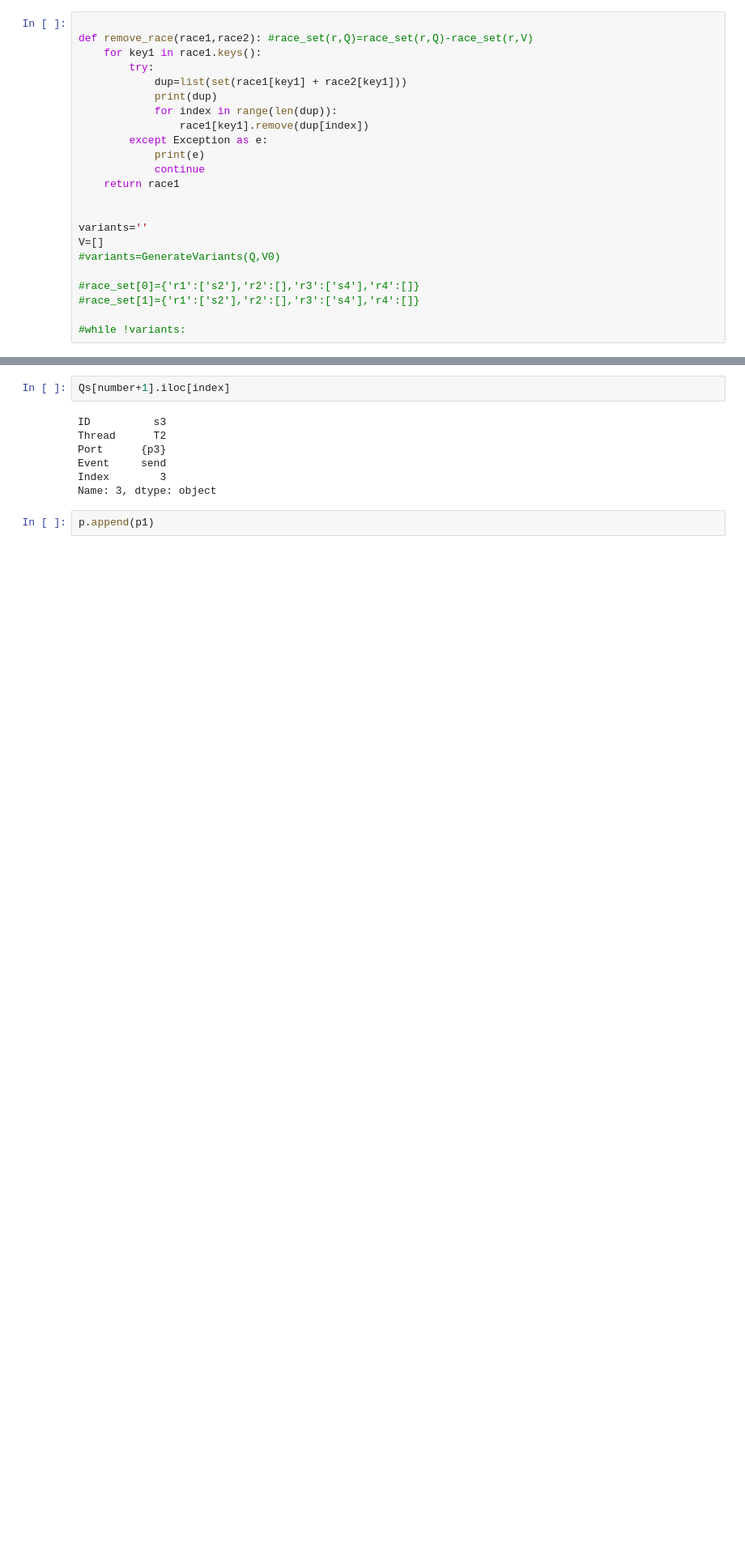
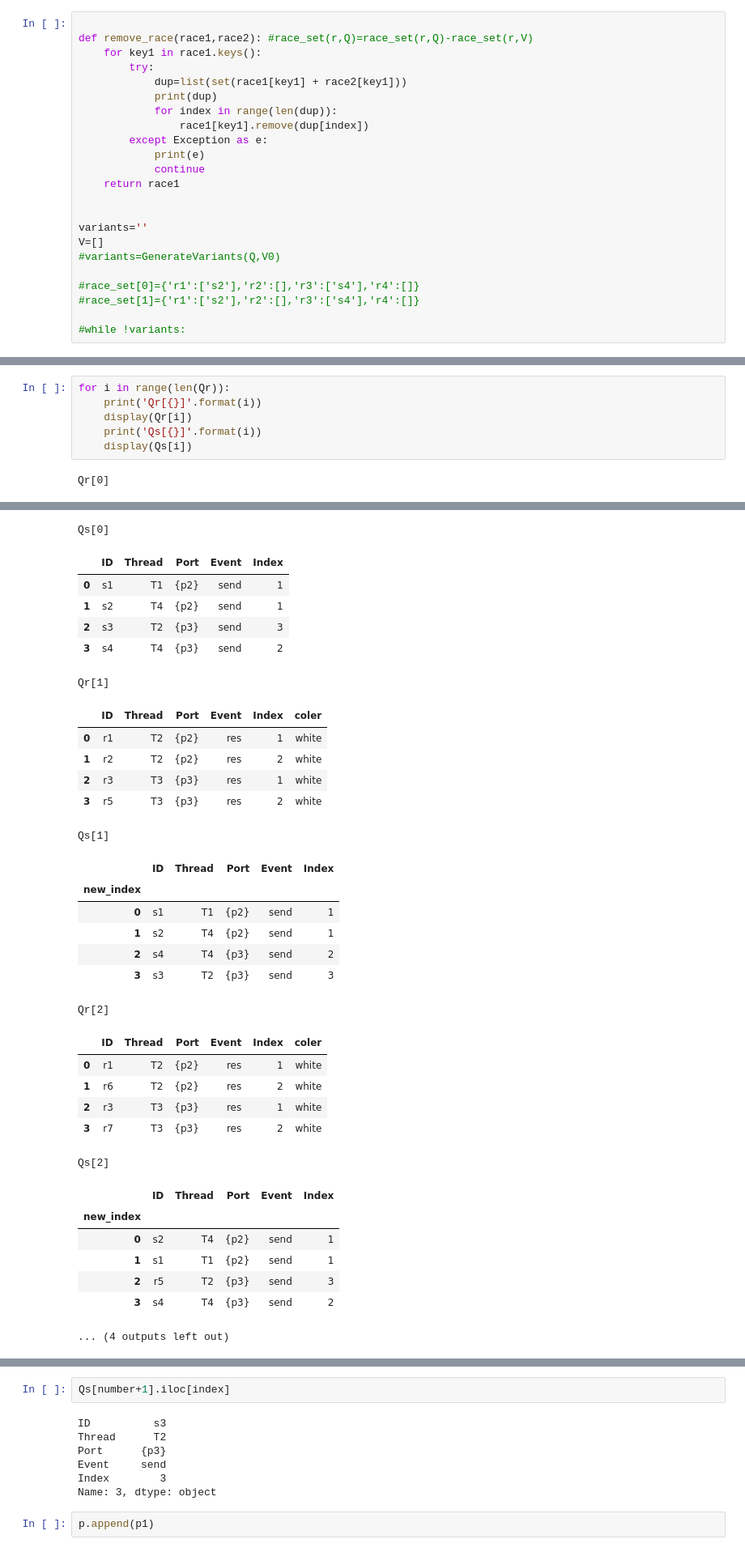
Before and after one commit to fswu0831/RTOS_sample_Algorithm, a Jupyter notebook: Reachability-Testing.ipynb, the cells around one changed output, grey strips where cells are left out. Shown at 81% size. Saved outputs shown, nothing was run; the diff lists cells and outputs as text; blank space fills up the shorter version.

```diff
--- a/Reachability-Testing.ipynb
+++ b/Reachability-Testing.ipynb
@@ -377,0 +417,8 @@ Name: 3, dtype: object
+# %%
+for i in range(len(Qr)):
+    print('Qr[{}]'.format(i))
+    display(Qr[i])
+    print('Qs[{}]'.format(i))
+    display(Qs[i])
+# %% [output]
+Qr[0]
@@ -377,0 +430,33 @@ Name: 3, dtype: object
+Qs[0]
+|  | ID | Thread | Port | Event | Index |
+| 0 | s1 | T1 | {p2} | send | 1 |
+| 1 | s2 | T4 | {p2} | send | 1 |
+| 2 | s3 | T2 | {p3} | send | 3 |
+| 3 | s4 | T4 | {p3} | send | 2 |
+Qr[1]
+|  | ID | Thread | Port | Event | Index | coler |
+| 0 | r1 | T2 | {p2} | res | 1 | white |
+| 1 | r2 | T2 | {p2} | res | 2 | white |
+| 2 | r3 | T3 | {p3} | res | 1 | white |
+| 3 | r5 | T3 | {p3} | res | 2 | white |
+Qs[1]
+|  | ID | Thread | Port | Event | Index |
+| new_index |  |  |  |  |  |
+| 0 | s1 | T1 | {p2} | send | 1 |
+| 1 | s2 | T4 | {p2} | send | 1 |
+| 2 | s4 | T4 | {p3} | send | 2 |
+| 3 | s3 | T2 | {p3} | send | 3 |
+Qr[2]
+|  | ID | Thread | Port | Event | Index | coler |
+| 0 | r1 | T2 | {p2} | res | 1 | white |
+| 1 | r6 | T2 | {p2} | res | 2 | white |
+| 2 | r3 | T3 | {p3} | res | 1 | white |
+| 3 | r7 | T3 | {p3} | res | 2 | white |
+Qs[2]
+|  | ID | Thread | Port | Event | Index |
+| new_index |  |  |  |  |  |
+| 0 | s2 | T4 | {p2} | send | 1 |
+| 1 | s1 | T1 | {p2} | send | 1 |
+| 2 | r5 | T2 | {p3} | send | 3 |
+| 3 | s4 | T4 | {p3} | send | 2 |
+... (4 outputs left out)
```
Also changed, not shown: parts of 5 cells of this notebook.
